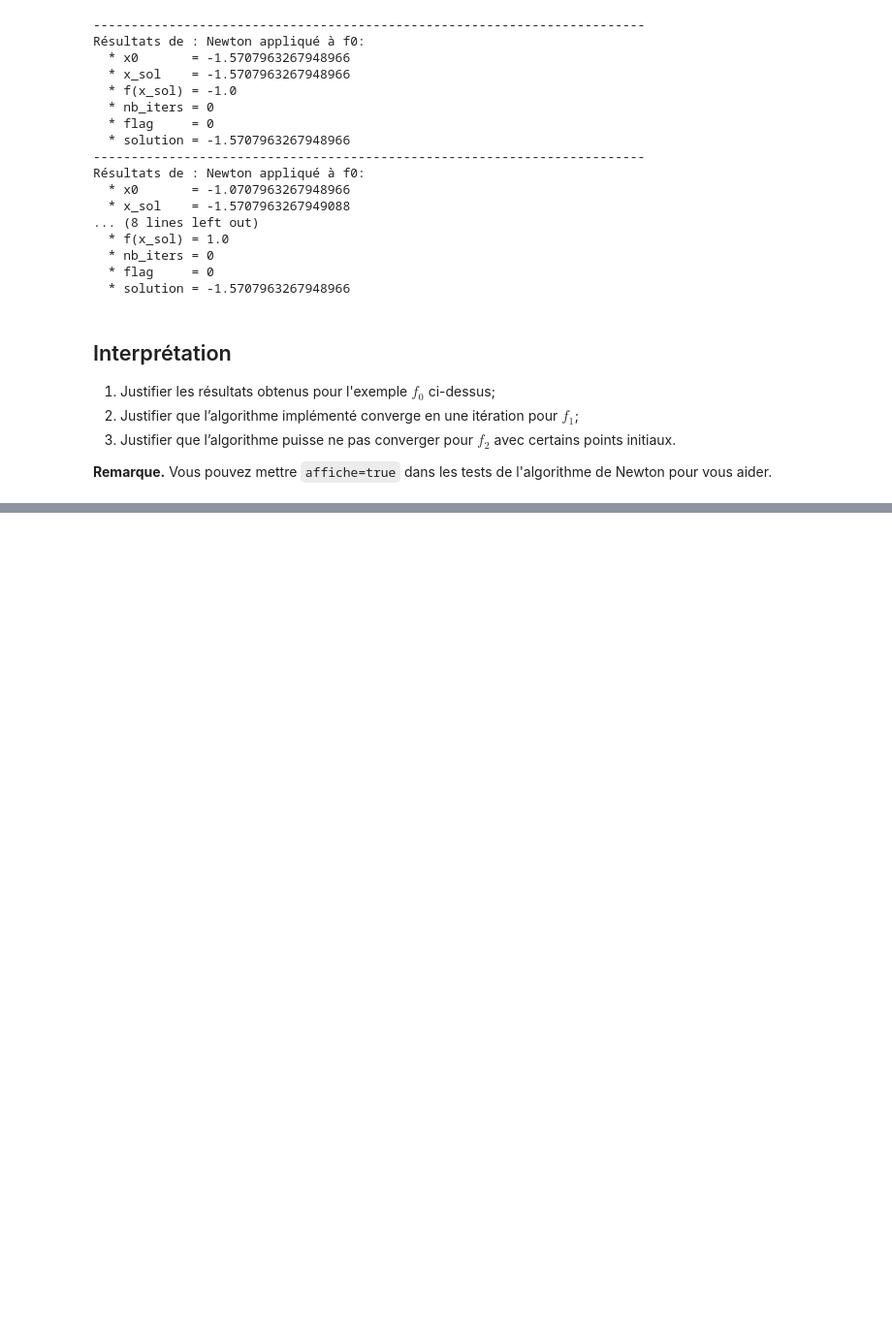
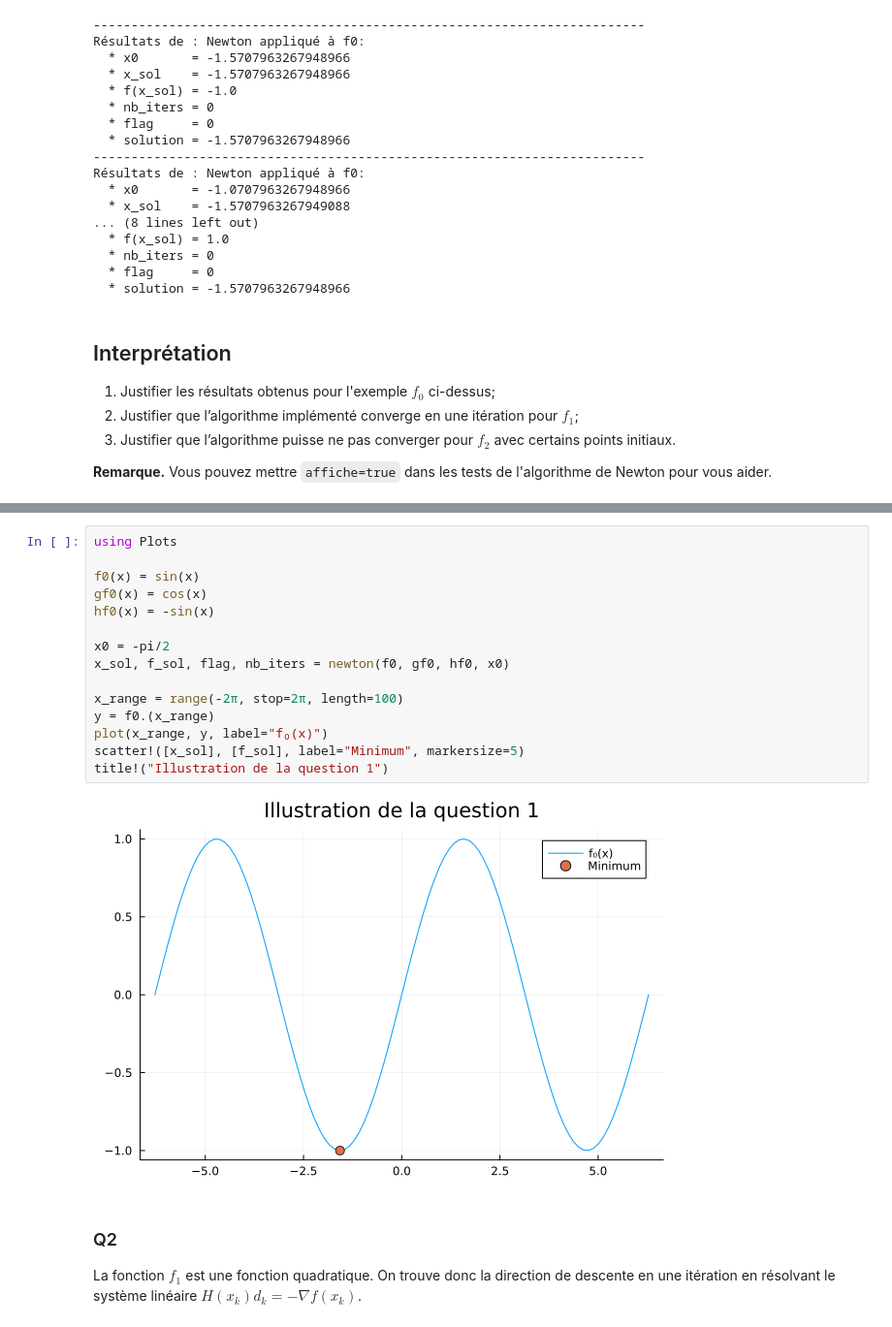
Before and after one commit to XNxa/Projet-Opti, a Jupyter notebook: notebooks/newton.ipynb, the cells around one changed output, grey strips where cells are left out. Shown: that part at 97% size. Saved outputs shown, nothing was run; the diff lists cells and outputs as text; blank space fills up the shorter version.

Commit message:
Projet fini sauf questions

```diff
--- a/notebooks/newton.ipynb
+++ b/notebooks/newton.ipynb
@@ -86,0 +108,21 @@ vous aider.
+# %%
+using Plots
+
+f0(x) = sin(x)
+gf0(x) = cos(x)
+hf0(x) = -sin(x)
+
+x0 = -pi/2
+x_sol, f_sol, flag, nb_iters = newton(f0, gf0, hf0, x0)
+
+x_range = range(-2π, stop=2π, length=100)
+y = f0.(x_range)
+plot(x_range, y, label="f₀(x)")
+scatter!([x_sol], [f_sol], label="Minimum", markersize=5)
+title!("Illustration de la question 1")
+# %% [output]
+[figure, added]
+# %% [markdown]
+### Q2
+
+La fonction $f_1$ est une fonction quadratique. On trouve donc la direction de descente en une itération en résolvant le système linéaire $H(x_k) d_k = -\nabla f(x_k)$.
```
Also changed, not shown: parts of 5 cells of this notebook, 6 other files.
